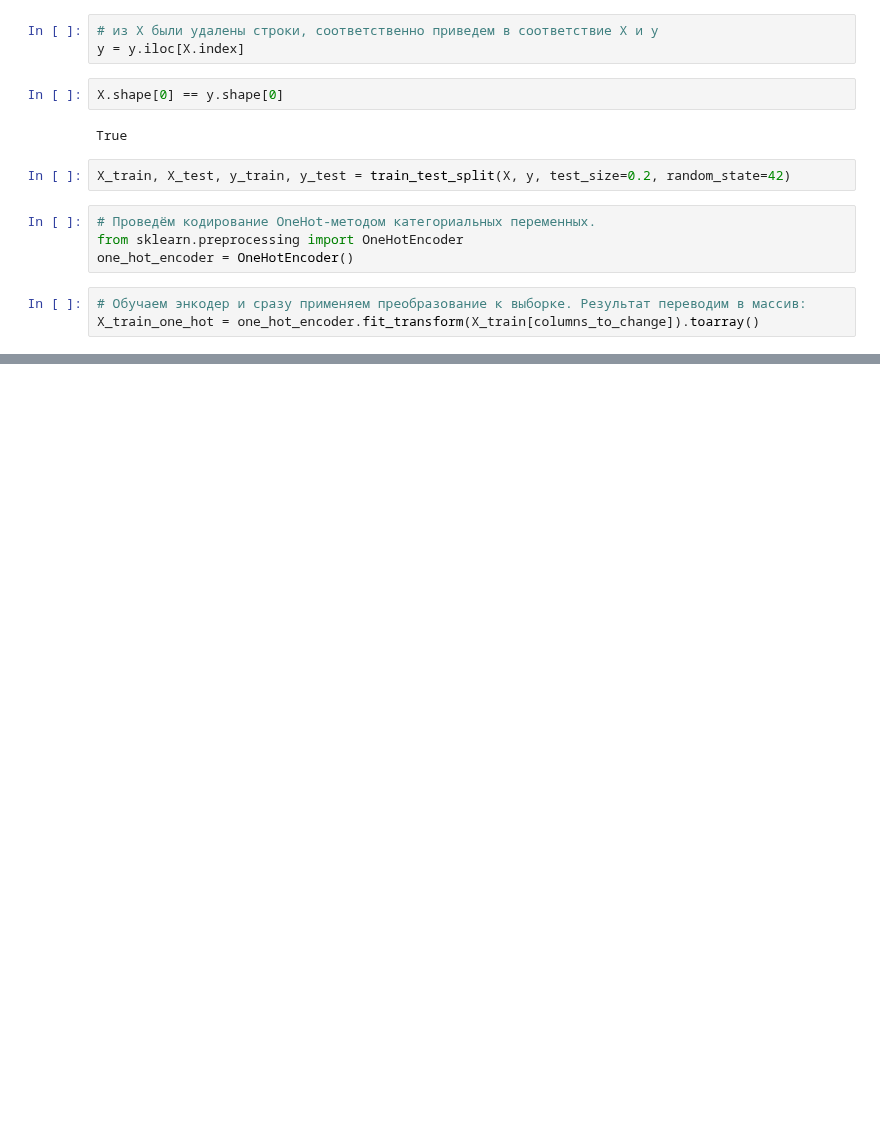
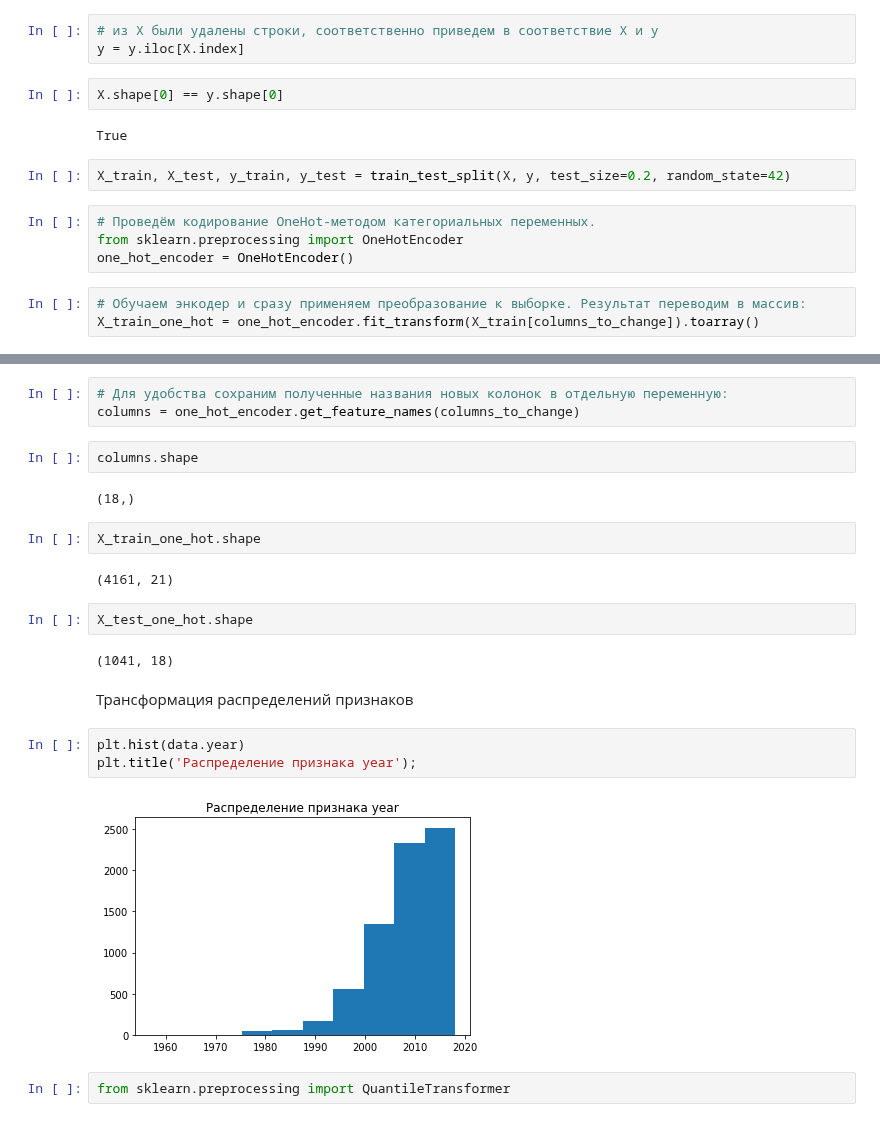
Before and after one commit to PoluboyarinovSI/SF_DataScience, a Jupyter notebook: Current_tasks/ML_5_example.ipynb, the cells around one changed output, grey strips where cells are left out. Cells and saved outputs as stored; diff of their text form; blank space fills up the shorter version.

```diff
--- a/Current_tasks/ML_5_example.ipynb
+++ b/Current_tasks/ML_5_example.ipynb
@@ -180,0 +180,24 @@ x_test_one_hot = one_hot_encoder.fit_transform(X_test[columns_to_change]).toarra
+# %%
+# Для удобства сохраним полученные названия новых колонок в отдельную переменную:
+columns = one_hot_encoder.get_feature_names(columns_to_change)
+# %%
+columns.shape
+# %% [output]
+(18,)
+# %%
+X_train_one_hot.shape
+# %% [output]
+(4161, 21)
+# %%
+X_test_one_hot.shape
+# %% [output]
+(1041, 18)
+# %% [markdown]
+Трансформация распределений признаков
+# %%
+plt.hist(data.year)
+plt.title('Распределение признака year');
+# %% [output]
+[figure, added]
+# %%
+from sklearn.preprocessing import QuantileTransformer
```
Also changed, not shown: parts of 21 cells of this notebook, 1 other file.
